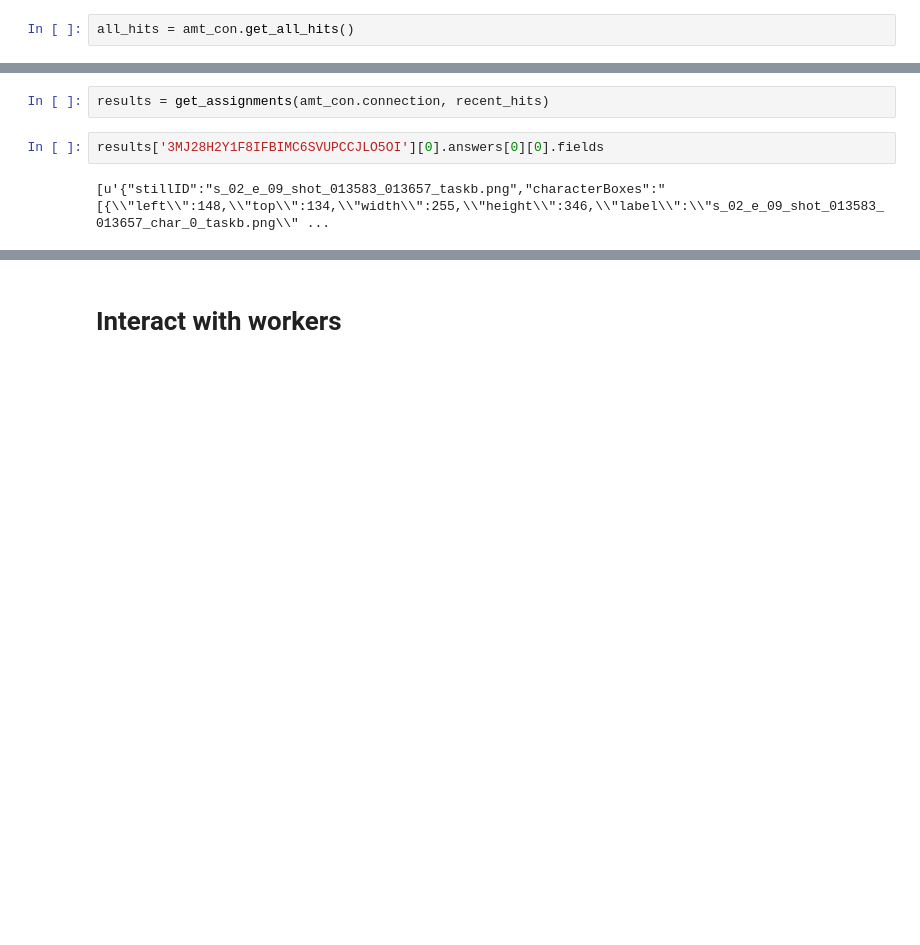
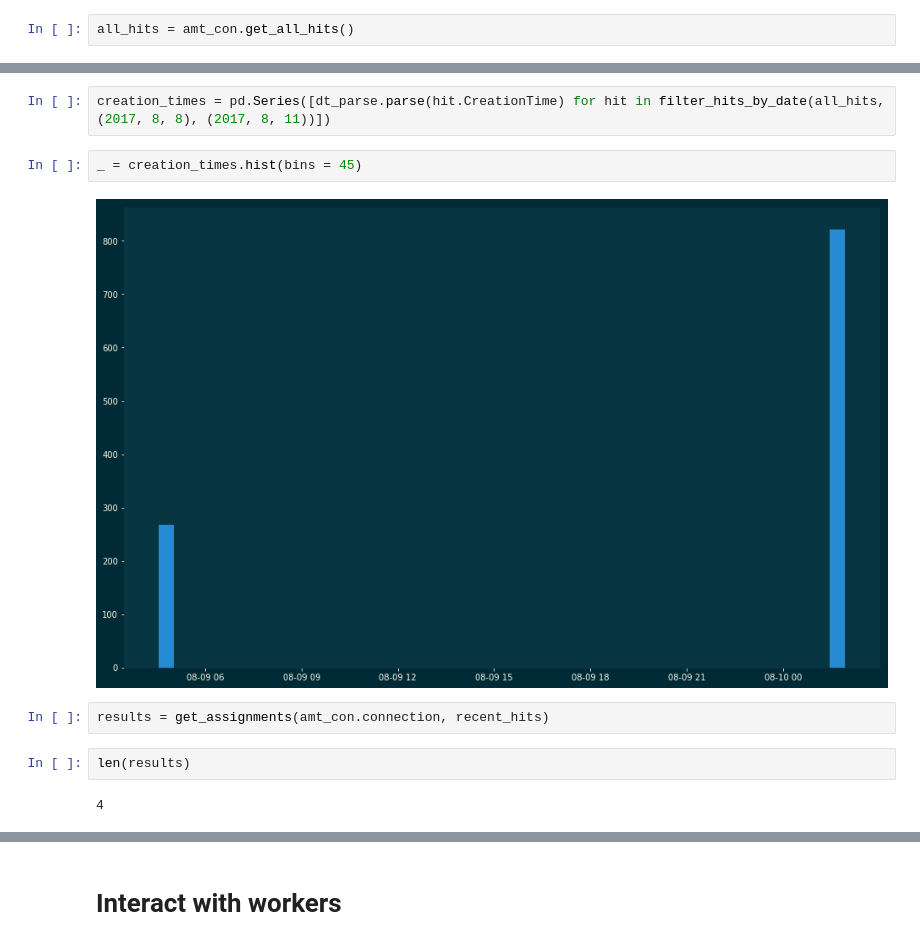
Before and after one commit to drschwenk/stage_1, a Jupyter notebook: mturk_driver.ipynb, the cells around one changed output, grey strips where cells are left out. Cells and saved outputs as stored; diff of their text form; blank space fills up the shorter version.

```diff
--- a/mturk_driver.ipynb
+++ b/mturk_driver.ipynb
@@ -185,6 +209,12 @@ len(recent_hits)
+# %%
+creation_times = pd.Series([dt_parse.parse(hit.CreationTime) for hit in filter_hits_by_date(all_hits, (2017, 8, 8), (2017, 8, 11))])
+# %%
+_ = creation_times.hist(bins = 45)
+# %% [output]
+[figure, added]
 # %%
 results = get_assignments(amt_con.connection, recent_hits)
-# %%
-results['3MJ28H2Y1F8IFBIMC6SVUPCCJLO5OI'][0].answers[0][0].fields
-# %% [output]
-[u'{"stillID":"s_02_e_09_shot_013583_013657_taskb.png","characterBoxes":"[{\\"left\\":148,\\"top\\":134,\\"width\\":255,\\"height\\":346,\\"label\\":\\"s_02_e_09_shot_013583_013657_char_0_taskb.png\\" ...
+# %%
+len(results)
+# %% [output]
+4
```
Also changed, not shown: parts of 34 cells of this notebook, 7 other files.
